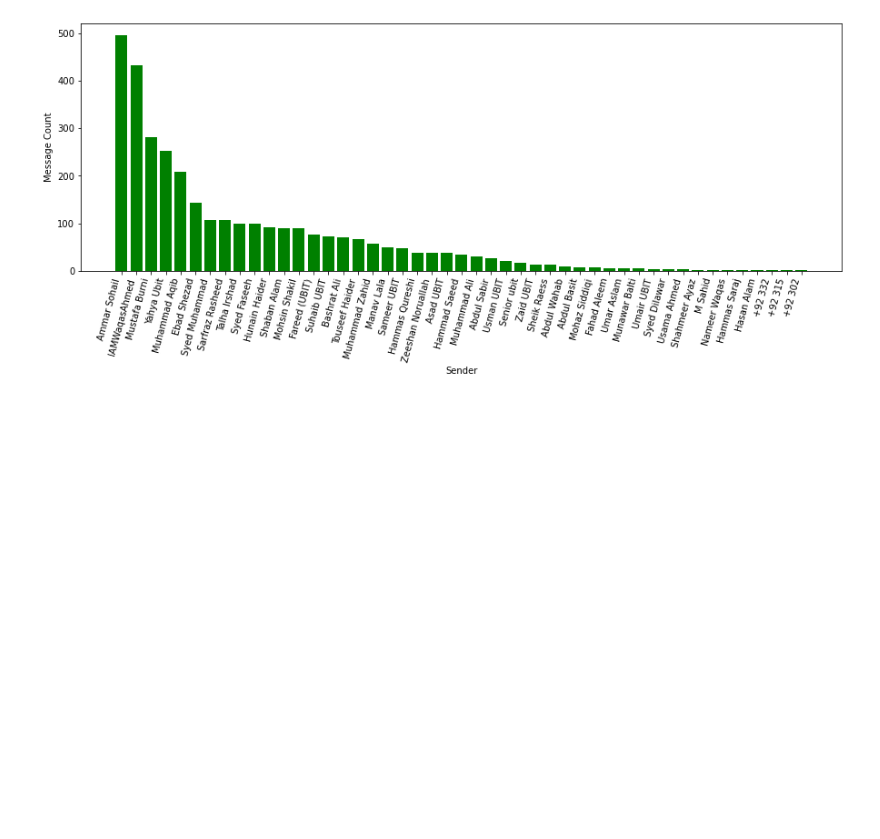
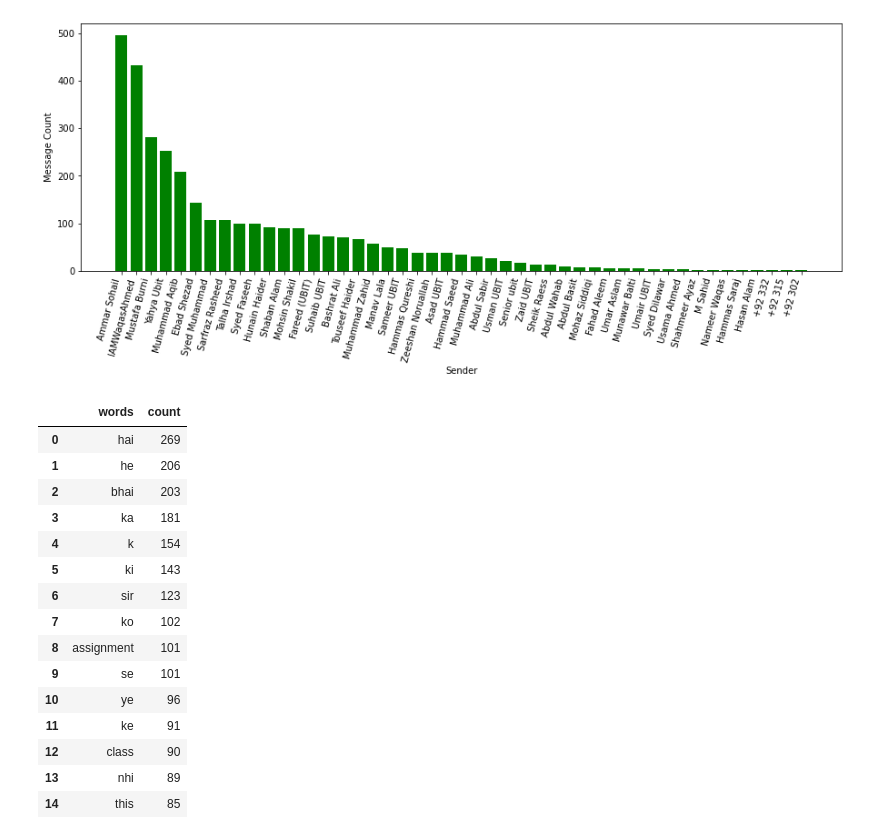
Before and after one commit to Iswaqasahmed/UBIT-whatapp-Group-Chat-Analysis-, a Jupyter notebook: chat analysis.ipynb, the cells around one changed output. Drawn from its saved outputs; the diff is of its cells as text; code cells hidden in the pictures; blank space fills up the shorter version.

Commit message:
remove puncuation and sorted word by group

```diff
--- a/chat analysis.ipynb
+++ b/chat analysis.ipynb
@@ -218,3 +218,44 @@ Text(0, 0.5, 'Message Count')
 # %%
 data_texts = bscs[~bscs['text_message'].str.contains('omitted')]
 words = pd.DataFrame(columns=['sender','words'])
+# %%
+# loop through all message in the DataFrame
+for sender,message in zip(data_texts.sender,data_texts.text_message):
+    # splitout each word in each message
+    message_split = message.split()
+    for word in message_split:
+        # add each word to DataFrame
+        words = words.append({'sender':sender,'words':word.lower()},ignore_index=True)
+# %%
+# Remove punctuation from the start and end of words
+words['words'] = words['words'].str.replace("(^\W)|(\W$)",'' )
+# create list of non-words that we don't care about
+non_words = ['the','to','a','i','you','it','and','for','be','that','in','of','have','on','at','is','as','or','we',
+            'if','so','']
+words_filtered = words[~words['words'].isin(non_words)]
+# create word counts series as DataFrame
+word_count_total_series = words_filtered.groupby(['words']).size().sort_values(ascending=False)
+# create word counts as a DataFrame
+word_count_total = pd.DataFrame(word_count_total_series)
+# reset index in order to name columns correctly
+word_count_total = word_count_total.reset_index()
+word_count_total.columns = ['words','count']
+#display to 10 words use
+word_count_total.head(15)
+# %% [output]
+|  | words | count |
+| 0 | hai | 269 |
+| 1 | he | 206 |
+| 2 | bhai | 203 |
+| 3 | ka | 181 |
+| 4 | k | 154 |
+| 5 | ki | 143 |
+| 6 | sir | 123 |
+| 7 | ko | 102 |
+| 8 | assignment | 101 |
+| 9 | se | 101 |
+| 10 | ye | 96 |
+| 11 | ke | 91 |
+| 12 | class | 90 |
+| 13 | nhi | 89 |
+| 14 | this | 85 |
```
